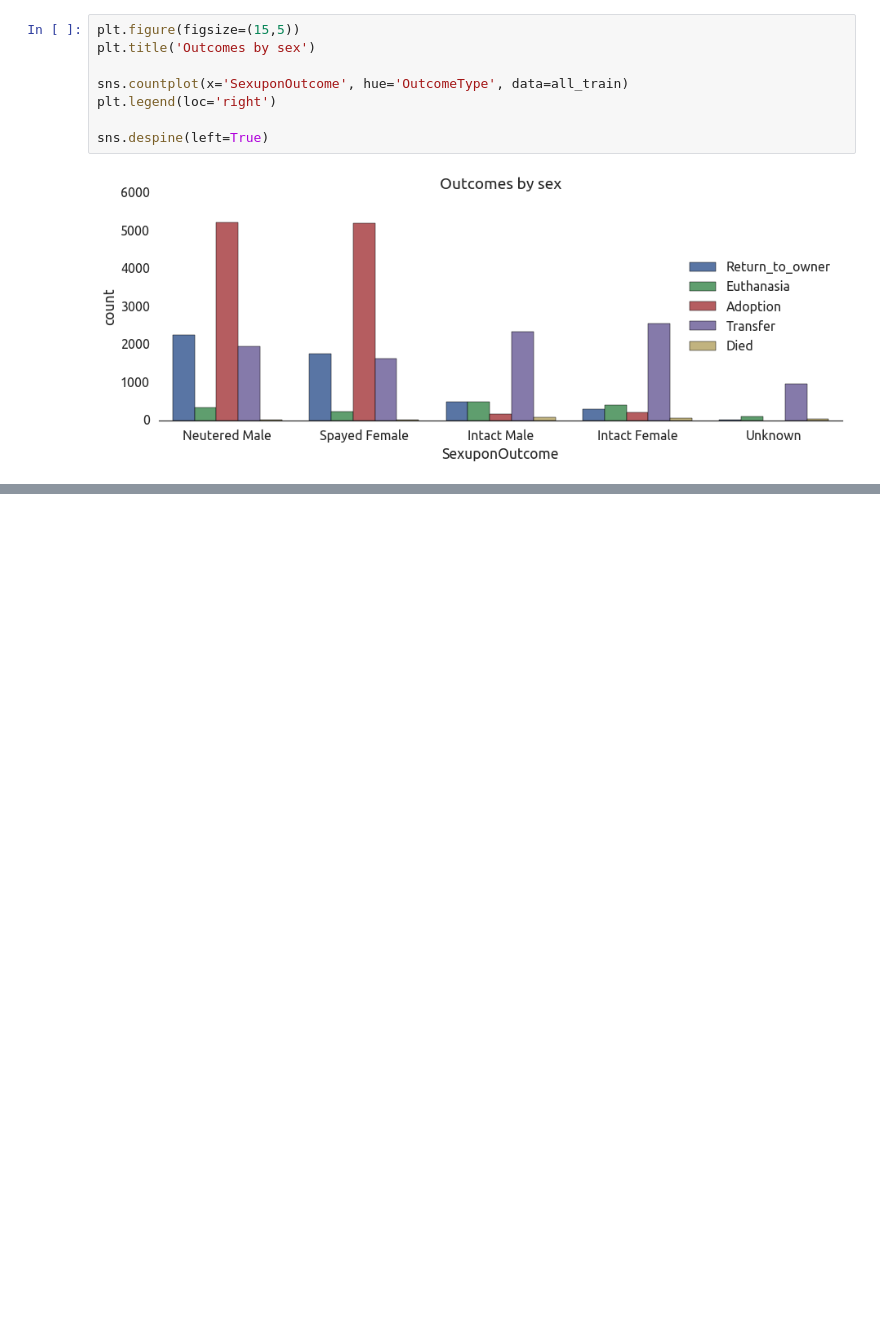
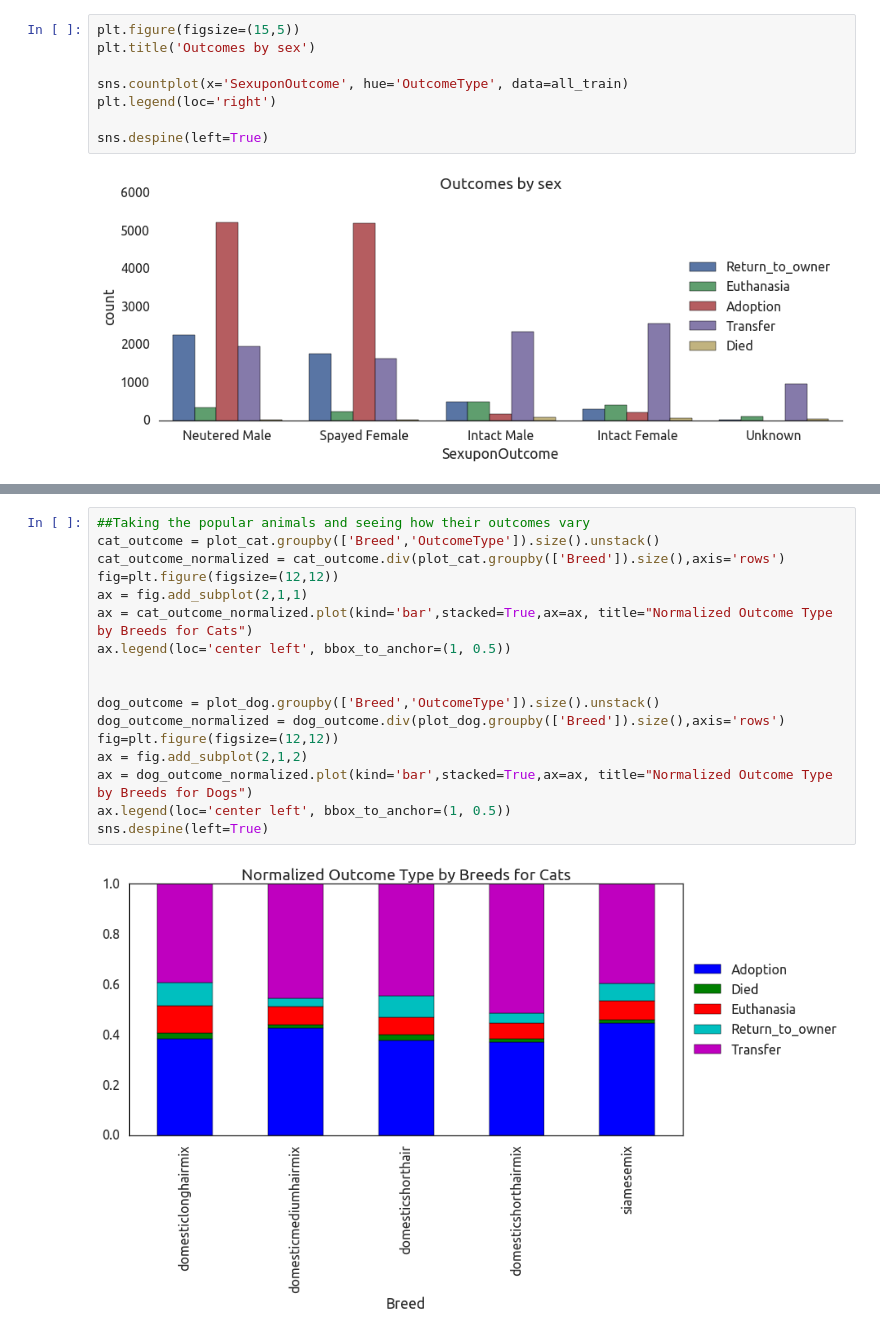
Before and after one commit to dlin17/w207_final, a Jupyter notebook: color.ipynb, the cells around one changed output, grey strips where cells are left out. Cells and saved outputs as stored; diff of their text form; blank space fills up the shorter version.

```diff
--- a/color.ipynb
+++ b/color.ipynb
@@ -229,0 +253,19 @@ sns.despine(left=True)
+# %%
+##Taking the popular animals and seeing how their outcomes vary
+cat_outcome = plot_cat.groupby(['Breed','OutcomeType']).size().unstack()
+cat_outcome_normalized = cat_outcome.div(plot_cat.groupby(['Breed']).size(),axis='rows')
+fig=plt.figure(figsize=(12,12))
+ax = fig.add_subplot(2,1,1)
+ax = cat_outcome_normalized.plot(kind='bar',stacked=True,ax=ax, title="Normalized Outcome Type by Breeds for Cats")
+ax.legend(loc='center left', bbox_to_anchor=(1, 0.5))
+
+
+dog_outcome = plot_dog.groupby(['Breed','OutcomeType']).size().unstack()
+dog_outcome_normalized = dog_outcome.div(plot_dog.groupby(['Breed']).size(),axis='rows')
+fig=plt.figure(figsize=(12,12))
+ax = fig.add_subplot(2,1,2)
+ax = dog_outcome_normalized.plot(kind='bar',stacked=True,ax=ax, title="Normalized Outcome Type by Breeds for Dogs")
+ax.legend(loc='center left', bbox_to_anchor=(1, 0.5))
+sns.despine(left=True)
+# %% [output]
+[figure, added]
```
Also changed, not shown: parts of 12 cells of this notebook.
